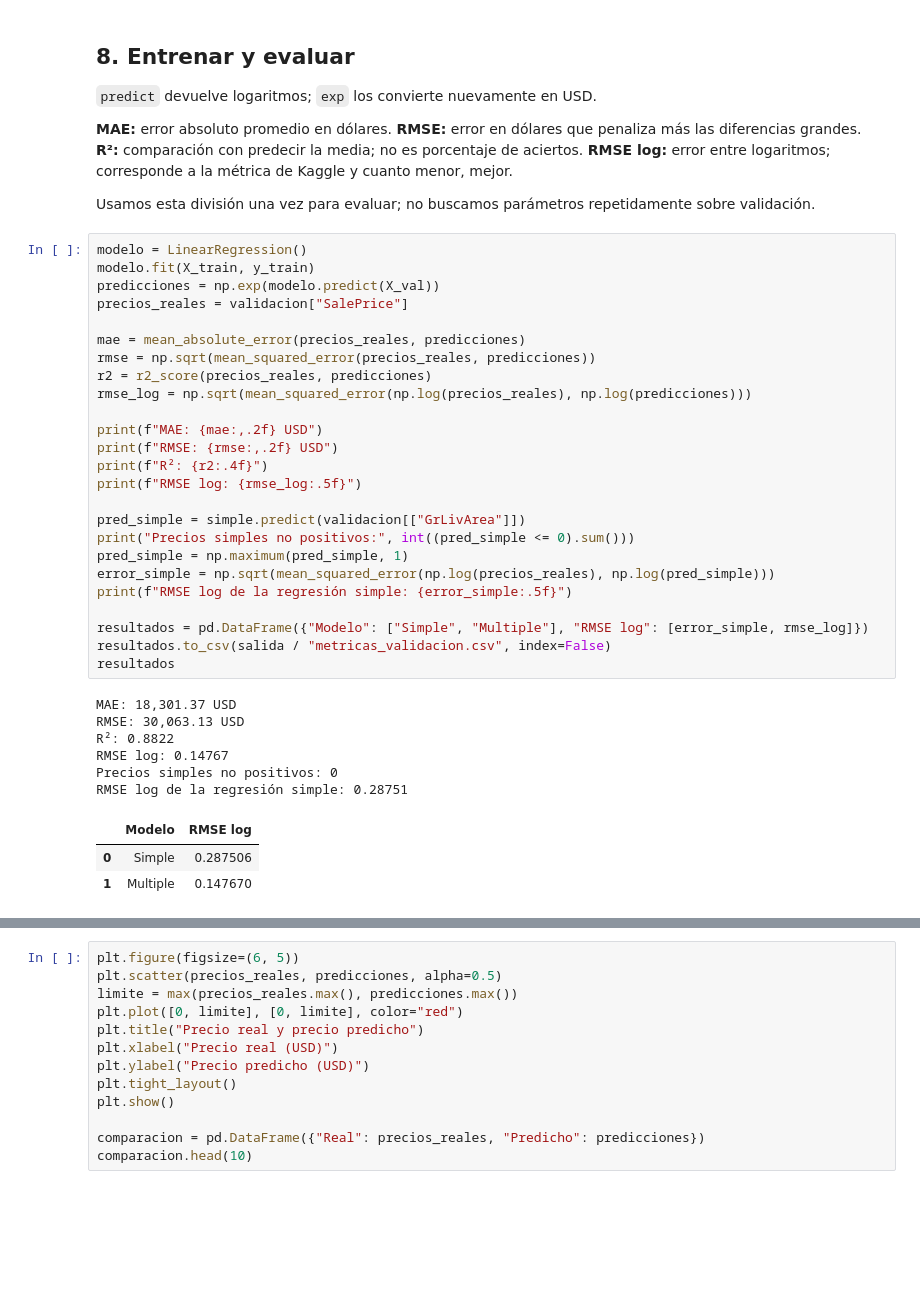
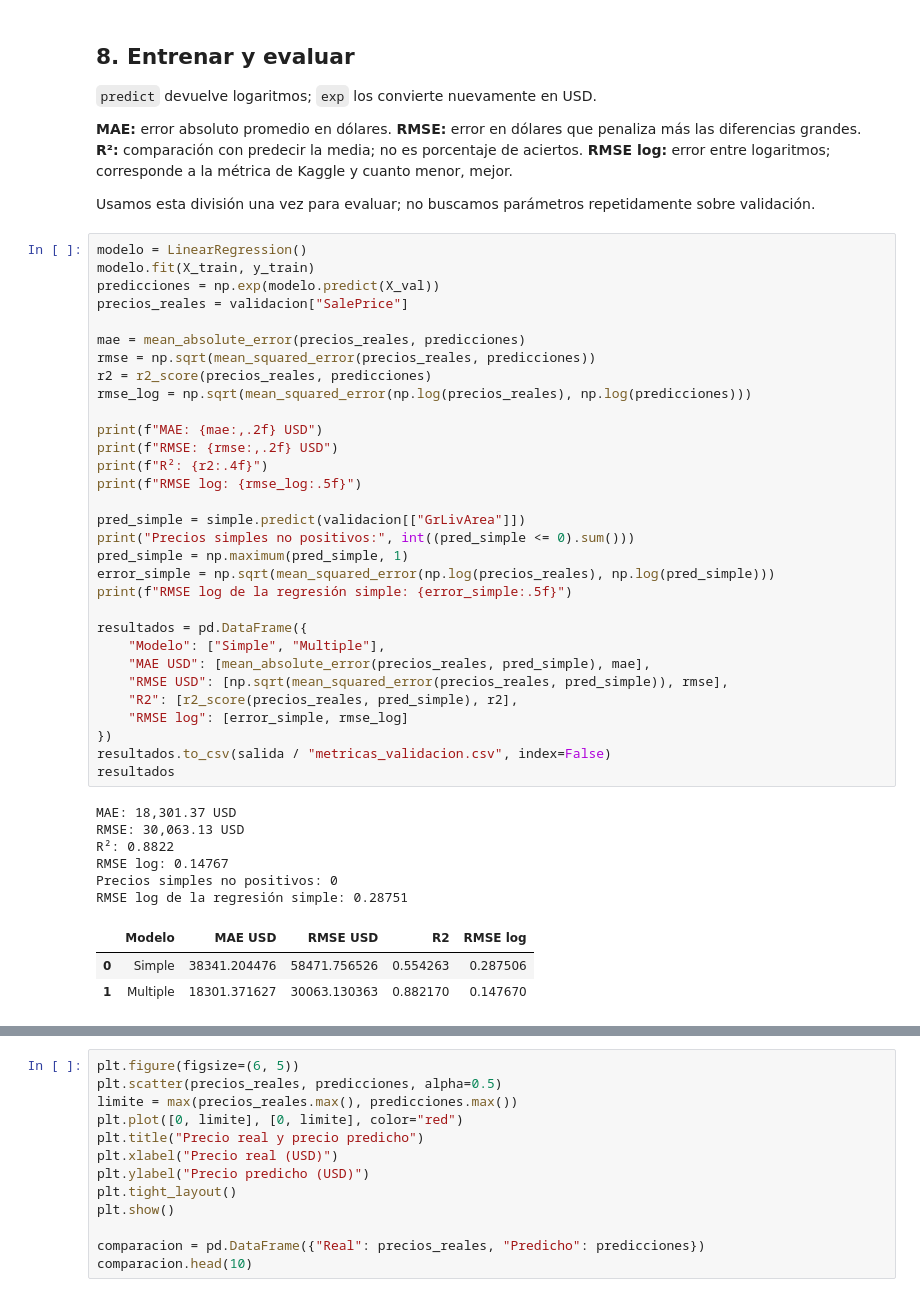
Before and after one commit to AndrewMechDev/lab07-house-prices, a Jupyter notebook: house_prices.ipynb, the cells around one changed output, grey strips where cells are left out. Saved outputs shown, nothing was run; the diff lists cells and outputs as text; blank space fills up the shorter version.

```diff
--- a/house_prices.ipynb
+++ b/house_prices.ipynb
@@ -203,36 +215,42 @@ Usamos esta división una vez para evaluar; no buscamos parámetros repetidament
 modelo = LinearRegression()
 modelo.fit(X_train, y_train)
 predicciones = np.exp(modelo.predict(X_val))
 precios_reales = validacion["SalePrice"]
 
 mae = mean_absolute_error(precios_reales, predicciones)
 rmse = np.sqrt(mean_squared_error(precios_reales, predicciones))
 r2 = r2_score(precios_reales, predicciones)
 rmse_log = np.sqrt(mean_squared_error(np.log(precios_reales), np.log(predicciones)))
 
 print(f"MAE: {mae:,.2f} USD")
 print(f"RMSE: {rmse:,.2f} USD")
 print(f"R²: {r2:.4f}")
 print(f"RMSE log: {rmse_log:.5f}")
 
 pred_simple = simple.predict(validacion[["GrLivArea"]])
 print("Precios simples no positivos:", int((pred_simple <= 0).sum()))
 pred_simple = np.maximum(pred_simple, 1)
 error_simple = np.sqrt(mean_squared_error(np.log(precios_reales), np.log(pred_simple)))
 print(f"RMSE log de la regresión simple: {error_simple:.5f}")
 
-resultados = pd.DataFrame({"Modelo": ["Simple", "Multiple"], "RMSE log": [error_simple, rmse_log]})
+resultados = pd.DataFrame({
+    "Modelo": ["Simple", "Multiple"],
+    "MAE USD": [mean_absolute_error(precios_reales, pred_simple), mae],
+    "RMSE USD": [np.sqrt(mean_squared_error(precios_reales, pred_simple)), rmse],
+    "R2": [r2_score(precios_reales, pred_simple), r2],
+    "RMSE log": [error_simple, rmse_log]
+})
 resultados.to_csv(salida / "metricas_validacion.csv", index=False)
 resultados
 # %% [output]
 MAE: 18,301.37 USD
 RMSE: 30,063.13 USD
 R²: 0.8822
 RMSE log: 0.14767
 Precios simples no positivos: 0
 RMSE log de la regresión simple: 0.28751
-|  | Modelo | RMSE log |
-| 0 | Simple | 0.287506 |
-| 1 | Multiple | 0.147670 |
+|  | Modelo | MAE USD | RMSE USD | R2 | RMSE log |
+| 0 | Simple | 38341.204476 | 58471.756526 | 0.554263 | 0.287506 |
+| 1 | Multiple | 18301.371627 | 30063.130363 | 0.882170 | 0.147670 |
 # %% [markdown]
 ## 9. Comparar precios reales y predichos
```
Also changed, not shown: parts of 7 cells of this notebook, 1 other file.
